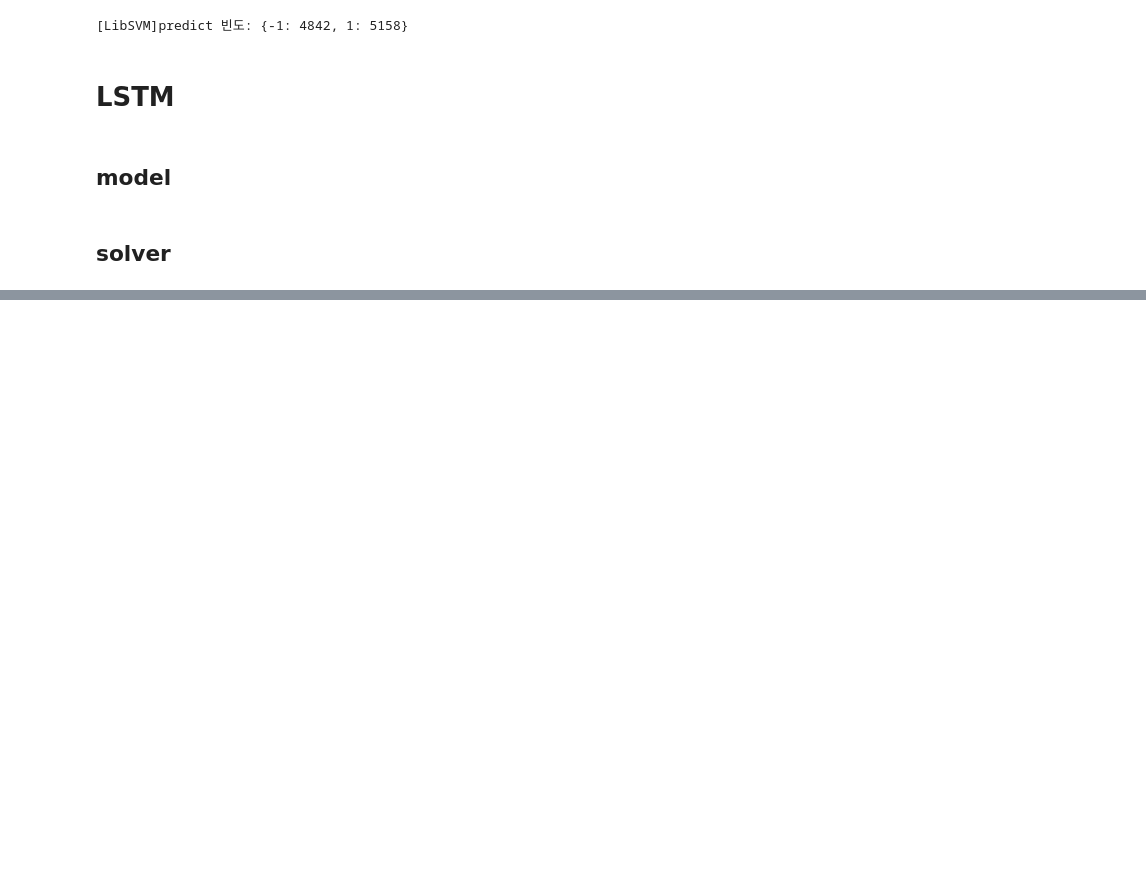
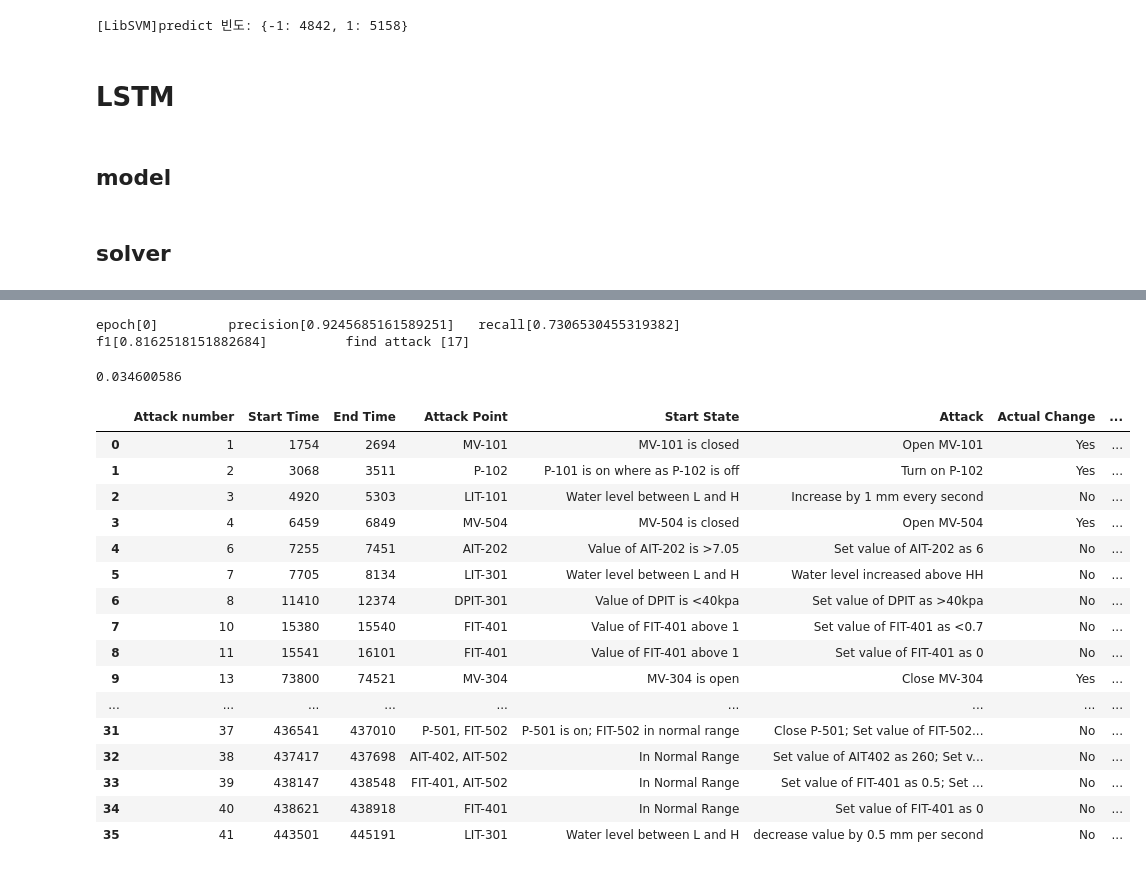
Before and after one commit to Meric3/swat_anomal, a Jupyter notebook: test.ipynb, the cells around one changed output, grey strips where cells are left out. Drawn from its saved outputs; the diff is of its cells as text; code cells hidden in the pictures; blank space fills up the shorter version.

```diff
--- a/test.ipynb
+++ b/test.ipynb
@@ -158,0 +191,74 @@ class DECODER(nn.Module):
+# %%
+max_f1 = 0
+
+anomal_score = LA.norm(anomal_score, axis=1)
+
+for conv in range(0, 100, 10):
+    if conv != 0:
+        gauss_kernel = Gaussian1DKernel(conv)
+        norm = convolve(anomal_score, gauss_kernel)
+    else:
+        norm = anomal_score
+
+    precision, recall, thresholds = metrics.precision_recall_curve(  test_y[:449916].cpu().numpy(), norm ,pos_label =1)
+
+    beta = 1
+    f1 = (1+beta**2)*(precision*recall)/((beta**2*precision)+recall)
+    f1 = np.nan_to_num(f1)
+
+    max_pre_tp = precision[np.argmax(f1)]
+    max_recall_tp = recall[np.argmax(f1)]
+    max_f1_tp = f1[np.argmax(f1)]
+
+    attack_list_acc = []
+    anomaly = (norm > thresholds[np.argmax(f1)] )
+    for idxx in range(0, len(attack_list)):
+        k, t = np.unique(anomaly[attack_list['Start Time'][idxx]:attack_list['End Time'][idxx]], return_counts=True)
+        if t.shape[0] > 1:
+            attack_list_acc.append(t[1]/(t[0] + t[1]))
+        elif k == 1:
+            attack_list_acc.append(1.0)
+        elif k == 0:
+            attack_list_acc.append(0.0)
+        else:
+            print("faral error in evaluation")
+
+    zerolist = 0
+    for k in range(len(attack_list_acc)):
+        if attack_list_acc[k] == 0.0:
+            zerolist = zerolist + 1
+
+    if max_f1 < max_f1_tp:
+        max_pre = max_pre_tp
+        max_recall = max_recall_tp
+        max_f1 = max_f1_tp
+        max_zerolist = zerolist
+        max_conv = conv
+
+print("conv[{}]\t precision[{}]\t recall[{}]\t f1[{}] \t find attack [{}]".format(max_conv, max_pre, max_recall, max_f1, 36 - max_zerolist))
+# %% [output]
+epoch[0]         precision[0.9245685161589251]   recall[0.7306530455319382]      f1[0.8162518151882684]          find attack [17]
+# %%
+thresholds[np.argmax(f1)]
+# %% [output]
+0.034600586
+# %%
+attack_list
+# %% [output]
+|  | Attack number | Start Time | End Time | Attack Point | Start State | Attack | Actual Change | ... |
+| 0 | 1 | 1754 | 2694 | MV-101 | MV-101 is closed | Open MV-101 | Yes | ... |
+| 1 | 2 | 3068 | 3511 | P-102 | P-101 is on where as P-102 is off | Turn on P-102 | Yes | ... |
+| 2 | 3 | 4920 | 5303 | LIT-101 | Water level between L and H | Increase by 1 mm every second | No | ... |
+| 3 | 4 | 6459 | 6849 | MV-504 | MV-504 is closed | Open MV-504 | Yes | ... |
+| 4 | 6 | 7255 | 7451 | AIT-202 | Value of AIT-202 is >7.05 | Set value of AIT-202 as 6 | No | ... |
+| 5 | 7 | 7705 | 8134 | LIT-301 | Water level between L and H | Water level increased above HH | No | ... |
+| 6 | 8 | 11410 | 12374 | DPIT-301 | Value of DPIT is <40kpa | Set value of DPIT as >40kpa | No | ... |
+| 7 | 10 | 15380 | 15540 | FIT-401 | Value of FIT-401 above 1 | Set value of FIT-401 as <0.7 | No | ... |
+| 8 | 11 | 15541 | 16101 | FIT-401 | Value of FIT-401 above 1 | Set value of FIT-401 as 0 | No | ... |
+| 9 | 13 | 73800 | 74521 | MV-304 | MV-304 is open | Close MV-304 | Yes | ... |
+| ... | ... | ... | ... | ... | ... | ... | ... | ... |
+| 31 | 37 | 436541 | 437010 | P-501, FIT-502 | P-501 is on; FIT-502 in normal range | Close P-501; Set value of FIT-502... | No | ... |
+| 32 | 38 | 437417 | 437698 | AIT-402, AIT-502 | In Normal Range | Set value of AIT402 as 260; Set v... | No | ... |
+| 33 | 39 | 438147 | 438548 | FIT-401, AIT-502 | In Normal Range | Set value of FIT-401 as 0.5; Set ... | No | ... |
+| 34 | 40 | 438621 | 438918 | FIT-401 | In Normal Range | Set value of FIT-401 as 0 | No | ... |
+| 35 | 41 | 443501 | 445191 | LIT-301 | Water level between L and H | decrease value by 0.5 mm per second | No | ... |
```
Also changed, not shown: parts of 65 cells of this notebook, 6 other files.
